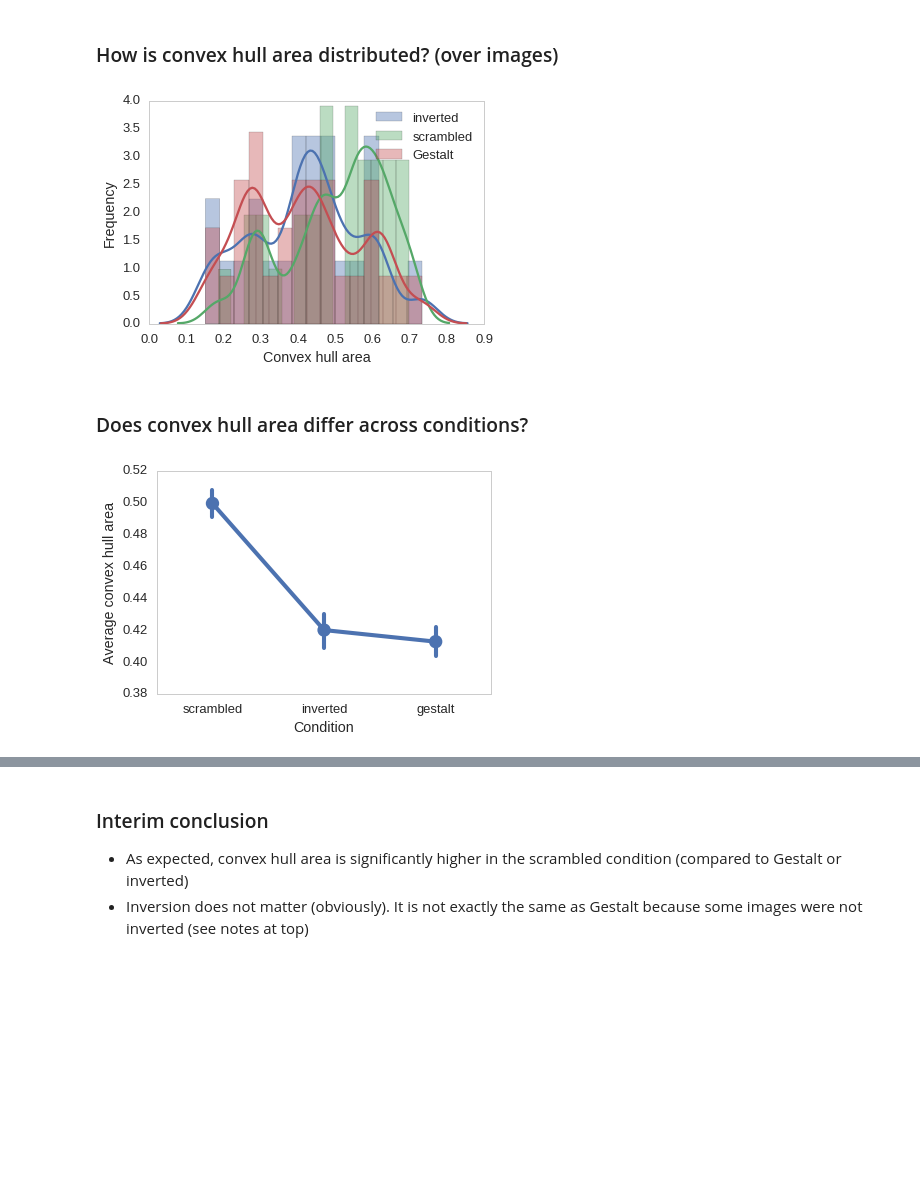
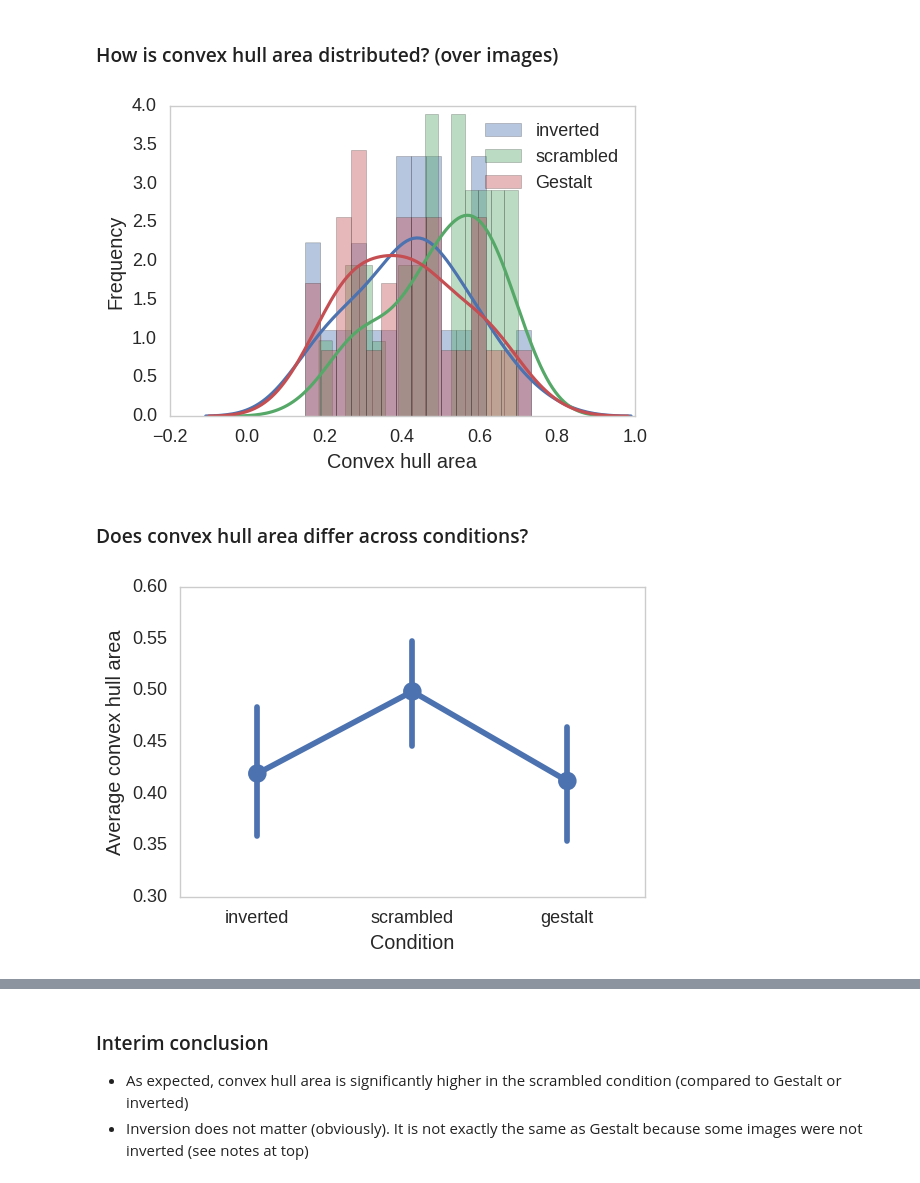
Before and after one commit to hoenir/GestaltAppreciation, a Jupyter notebook: analysis/AppreciationNumerosity.ipynb, the cells around one changed output, grey strips where cells are left out. Cells and saved outputs as stored; diff of their text form; code cells hidden in the pictures; blank space fills up the shorter version.

```diff
--- a/analysis/AppreciationNumerosity.ipynb
+++ b/analysis/AppreciationNumerosity.ipynb
@@ -310,7 +323,7 @@ def distance(p1,p2):
 
 
 # get data file names
-files = gui.fileOpenDlg("../images", allowed="bmp files (*.bmp)|*.bmp")
+files = gui.fileOpenDlg("../images)")#, allowed="bmp files (*.bmp)|*.bmp")
 
 d = []
 
@@ -361,3 +374,8 @@ for filename in files:
 
 #print(d)
 stims = pd.DataFrame(d)
+# %%
+# make dataset where row is image
+
+dfim = dfApp.groupby(['images','condition'])['rating'].mean()
+dfim= dfim.reset_index()
@@ -364,25 +389,27 @@ stims = pd.DataFrame(d)
 # %%
-dfmerged= pd.merge(dfApp, stims, how='outer', on='images')
+dfmerged= pd.merge(dfim, stims, how='outer', on='images')
+dfmerged.to_csv("dataLikingWithLowlevel.csv")
 # %%
 #stims.loc[:,"img"]= stims.images.str.extract("(\d+)")
 #stims.loc[:,['density','img']].sort_values('img')
 # %% [markdown]
 ### How is convex hull area distributed? (over images)
 # %%
-sns.distplot(dfmerged[dfmerged.condition=="inverted"].hull, bins=15, label="inverted");
+g = sns.distplot(dfmerged[dfmerged.condition=="inverted"].hull, bins=15, label="inverted");
 sns.distplot(dfmerged[dfmerged.condition=="scrambled"].hull, bins=15, label="scrambled");
 sns.distplot(dfmerged[dfmerged.condition=="gestalt"].hull, bins=15, label="Gestalt");
 plt.legend();
-sns.axlabel("Convex hull area", "Frequency")
+
+g.set(xlabel='Convex hull area', ylabel='Frequency');
 # %% [output]
-[figure, old version]
+[figure, new version]
 # %% [markdown]
 ### Does convex hull area differ across conditions?
 # %%
-sns.pointplot(x="condition", y="hull", data=dfmerged, linestyles=["-"]);
-sns.axlabel("Condition", "Average convex hull area")
+g = sns.pointplot(x="condition", y="hull", data=dfmerged, linestyles=["-"]);
+g.set(xlabel='Condition', ylabel='Average convex hull area');
 # %% [output]
-[figure, old version]
+[figure, new version]
 # %%
 # GLM test
 
```
Also changed, not shown: parts of 21 cells of this notebook, 3 other files.
